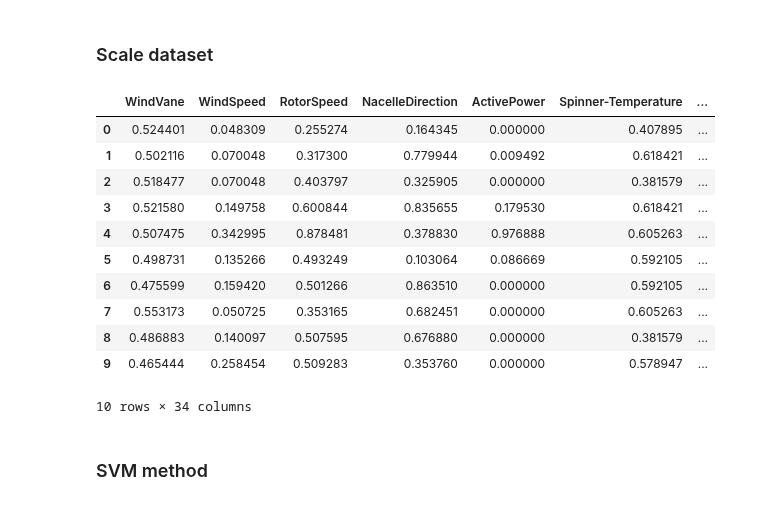
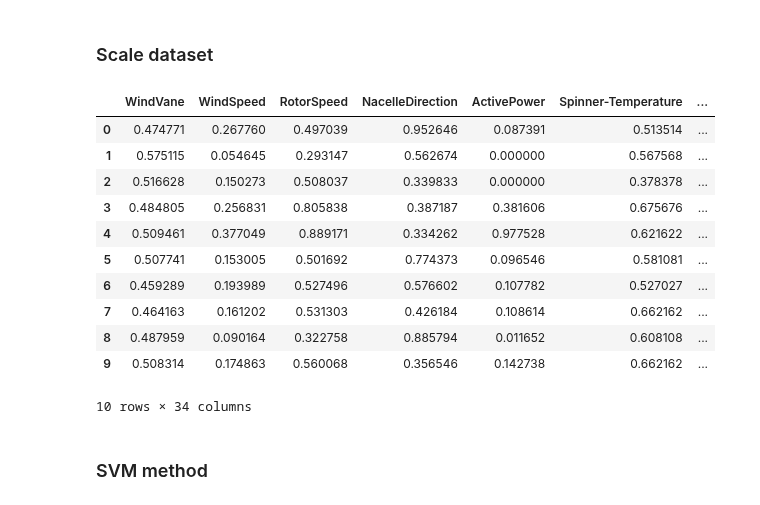
Before and after one commit to StianIsmar/project-thesis, a Jupyter notebook: TE/models/run_models.ipynb, the cells around one changed output. Cells and saved outputs as stored; diff of their text form; code cells hidden in the pictures.

```diff
--- a/TE/models/run_models.ipynb
+++ b/TE/models/run_models.ipynb
@@ -107,22 +123,27 @@ rf
 # %%
 from sklearn.preprocessing import MinMaxScaler
 scaler = MinMaxScaler()
-scaled_X = scaler.fit(X)
-scaled_X = scaled_X.transform(X)
-scaled_X = pd.DataFrame(scaled_X, columns=list(X))
-scaled_X.head(10)
+X_train_scaled = scaler.fit(X_train)
+X_train_scaled = X_train_scaled.transform(X_train)
+X_train = pd.DataFrame(X_train_scaled, columns=list(X))
+X_train.head(10)
+
+X_test_scaled = scaler.fit(X_test)
+X_test_scaled = X_test_scaled.transform(X_test)
+X_test_scaled = pd.DataFrame(X_test_scaled, columns=list(X))
+X_test_scaled.head(10)
 # %% [output]
 |  | WindVane | WindSpeed | RotorSpeed | NacelleDirection | ActivePower | Spinner-Temperature | ... |
-| 0 | 0.524401 | 0.048309 | 0.255274 | 0.164345 | 0.000000 | 0.407895 | ... |
-| 1 | 0.502116 | 0.070048 | 0.317300 | 0.779944 | 0.009492 | 0.618421 | ... |
-| 2 | 0.518477 | 0.070048 | 0.403797 | 0.325905 | 0.000000 | 0.381579 | ... |
-| 3 | 0.521580 | 0.149758 | 0.600844 | 0.835655 | 0.179530 | 0.618421 | ... |
-| 4 | 0.507475 | 0.342995 | 0.878481 | 0.378830 | 0.976888 | 0.605263 | ... |
-| 5 | 0.498731 | 0.135266 | 0.493249 | 0.103064 | 0.086669 | 0.592105 | ... |
-| 6 | 0.475599 | 0.159420 | 0.501266 | 0.863510 | 0.000000 | 0.592105 | ... |
-| 7 | 0.553173 | 0.050725 | 0.353165 | 0.682451 | 0.000000 | 0.605263 | ... |
-| 8 | 0.486883 | 0.140097 | 0.507595 | 0.676880 | 0.000000 | 0.381579 | ... |
-| 9 | 0.465444 | 0.258454 | 0.509283 | 0.353760 | 0.000000 | 0.578947 | ... |
+| 0 | 0.474771 | 0.267760 | 0.497039 | 0.952646 | 0.087391 | 0.513514 | ... |
+| 1 | 0.575115 | 0.054645 | 0.293147 | 0.562674 | 0.000000 | 0.567568 | ... |
+| 2 | 0.516628 | 0.150273 | 0.508037 | 0.339833 | 0.000000 | 0.378378 | ... |
+| 3 | 0.484805 | 0.256831 | 0.805838 | 0.387187 | 0.381606 | 0.675676 | ... |
+| 4 | 0.509461 | 0.377049 | 0.889171 | 0.334262 | 0.977528 | 0.621622 | ... |
+| 5 | 0.507741 | 0.153005 | 0.501692 | 0.774373 | 0.096546 | 0.581081 | ... |
+| 6 | 0.459289 | 0.193989 | 0.527496 | 0.576602 | 0.107782 | 0.527027 | ... |
+| 7 | 0.464163 | 0.161202 | 0.531303 | 0.426184 | 0.108614 | 0.662162 | ... |
+| 8 | 0.487959 | 0.090164 | 0.322758 | 0.885794 | 0.011652 | 0.608108 | ... |
+| 9 | 0.508314 | 0.174863 | 0.560068 | 0.356546 | 0.142738 | 0.662162 | ... |
 10 rows × 34 columns
 # %% [markdown]
 ### SVM method
```
Also changed, not shown: parts of 5 cells of this notebook.
